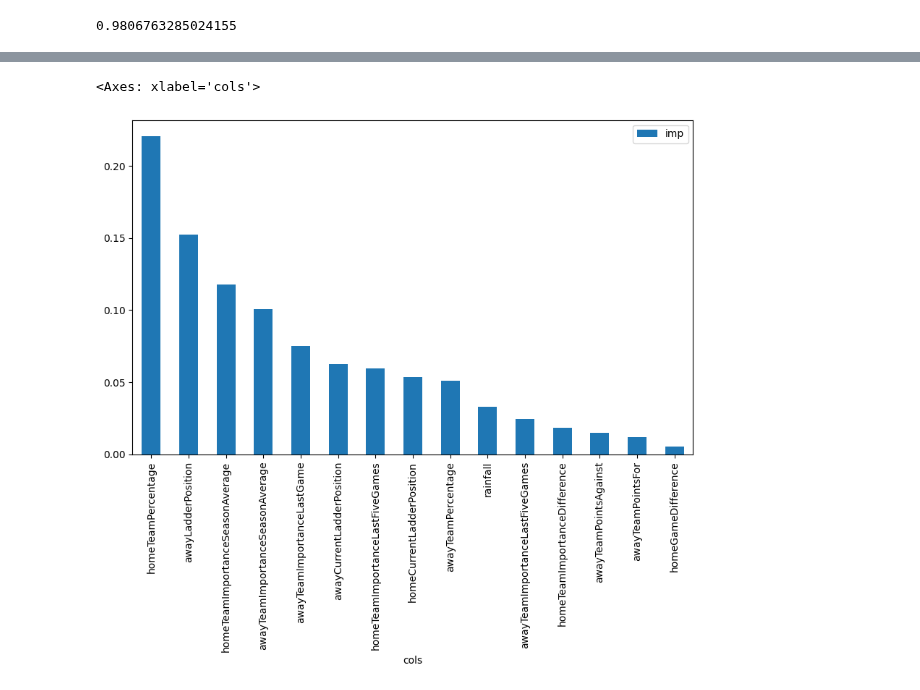
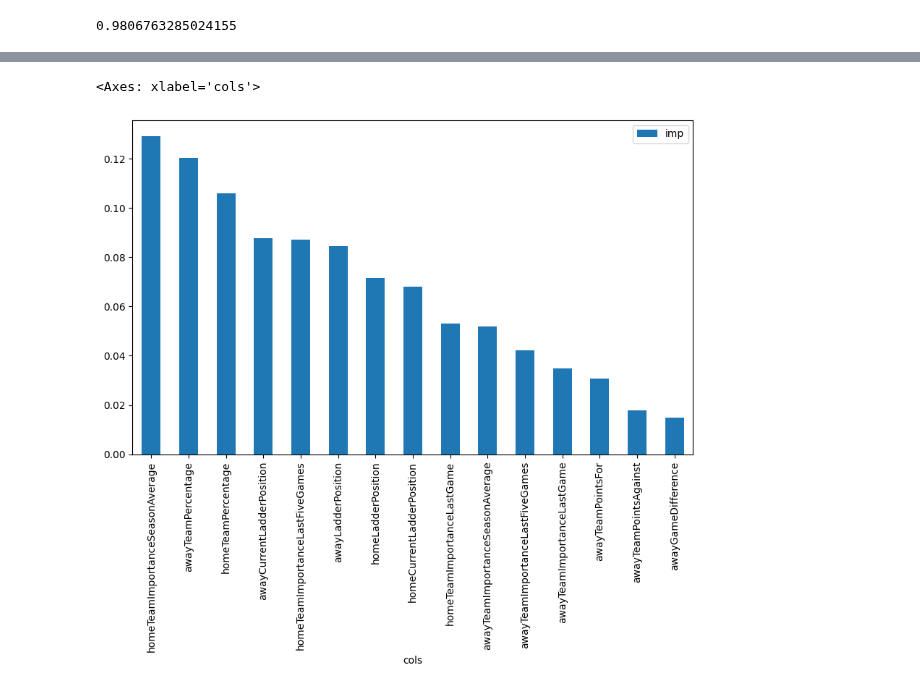
Before and after one commit to TomGallagher98/Thomas_Gallagher_Thesis, a Jupyter notebook: Data/AFL_Stats/FeatureEngineering.ipynb, the cells around one changed output, grey strips where cells are left out. Cells and saved outputs as stored; diff of their text form; code cells hidden in the pictures.

```diff
--- a/Data/AFL_Stats/FeatureEngineering.ipynb
+++ b/Data/AFL_Stats/FeatureEngineering.ipynb
@@ -238,3 +250,14 @@ all_games = scaler.fit_transform(all_games)
+# %%
+X_2012 = pd.DataFrame(X_2012, columns=cols_2012)
+X_2013 = pd.DataFrame(X_2013, columns=cols_2013)
+X_2014 = pd.DataFrame(X_2014, columns=cols_2014)
+X_2015 = pd.DataFrame(X_2015, columns=cols_2015)
+X_2016 = pd.DataFrame(X_2016, columns=cols_2016)
+X_2017 = pd.DataFrame(X_2017, columns=cols_2017)
+X_2018 = pd.DataFrame(X_2018, columns=cols_2018)
+X_2019 = pd.DataFrame(X_2019, columns=cols_2019)
+X_2020 = pd.DataFrame(X_2020, columns=cols_2020)
+X_2021 = pd.DataFrame(X_2021, columns=cols_2021)
 # %% [markdown]
 ## Decision Tree Classifier
 
@@ -403,37 +424,37 @@ n_2018.plot(ax=ax[2][0]), n_2019.plot(ax=ax[2][1]), n_2020.plot(ax=ax[2][2])
 # %%
-model_1_2012 = RandomForestClassifier(n_estimators=100, n_jobs=-1)
+model_1_2012 = RandomForestClassifier(n_estimators=200, n_jobs=-1)
 model_1_2012.fit(x_train_2012, y_train_2012)
 m_2012 = print_score(model_1_2012, x_train_2012, y_train_2012, x_valid_2012, y_valid_2012)
 
-model_1_2013 = RandomForestClassifier(n_estimators=100, n_jobs=-1)
+model_1_2013 = RandomForestClassifier(n_estimators=200, n_jobs=-1)
 model_1_2013.fit(x_train_2013, y_train_2013)
 m_2013 = print_score(model_1_2013, x_train_2013, y_train_2013, x_valid_2013, y_valid_2013)
 
-model_1_2014 = RandomForestClassifier(n_estimators=100, n_jobs=-1)
+model_1_2014 = RandomForestClassifier(n_estimators=200, n_jobs=-1)
 model_1_2014.fit(x_train_2014, y_train_2014)
 m_2014 = print_score(model_1_2014, x_train_2014, y_train_2014, x_valid_2014, y_valid_2014)
 
-model_1_2015 = RandomForestClassifier(n_estimators=100, n_jobs=-1)
+model_1_2015 = RandomForestClassifier(n_estimators=200, n_jobs=-1)
 model_1_2015.fit(x_train_2015, y_train_2015)
 m_2015 = print_score(model_1_2015, x_train_2015, y_train_2015, x_valid_2015, y_valid_2015)
 
-model_1_2016 = RandomForestClassifier(n_estimators=100, n_jobs=-1)
+model_1_2016 = RandomForestClassifier(n_estimators=200, n_jobs=-1)
 model_1_2016.fit(x_train_2016, y_train_2016)
 m_2016 = print_score(model_1_2016, x_train_2016, y_train_2016, x_valid_2016, y_valid_2016)
 
-model_1_2017 = RandomForestClassifier(n_estimators=100, n_jobs=-1)
+model_1_2017 = RandomForestClassifier(n_estimators=200, n_jobs=-1)
 model_1_2017.fit(x_train_2017, y_train_2017)
 m_2017 = print_score(model_1_2017, x_train_2017, y_train_2017, x_valid_2017, y_valid_2017)
 
-model_1_2018 = RandomForestClassifier(n_estimators=100, n_jobs=-1)
+model_1_2018 = RandomForestClassifier(n_estimators=200, n_jobs=-1)
 model_1_2018.fit(x_train_2018, y_train_2018)
 m_2018 = print_score(model_1_2018, x_train_2018, y_train_2018, x_valid_2018, y_valid_2018)
 
-model_1_2019 = RandomForestClassifier(n_estimators=100, n_jobs=-1)
+model_1_2019 = RandomForestClassifier(n_estimators=200, n_jobs=-1)
 model_1_2019.fit(x_train_2019, y_train_2019)
 m_2019 = print_score(model_1_2019, x_train_2019, y_train_2019, x_valid_2019, y_valid_2019)
 
-model_1_2020 = RandomForestClassifier(n_estimators=100, n_jobs=-1)
+model_1_2020 = RandomForestClassifier(n_estimators=200, n_jobs=-1)
 model_1_2020.fit(x_train_2020, y_train_2020)
 m_2020 = print_score(model_1_2020, x_train_2020, y_train_2020, x_valid_2020, y_valid_2020)
 # %% [output]
@@ -595,5 +629,5 @@ array([0.        , 0.00715262, 0.01520008, 0.        , 0.        ,
 # %%
-fi = rf_feat_importance(s_model , x_valid_2012)
+fi = rf_feat_importance(model_3_2012 , pd.DataFrame(x_valid_2012))
 fi.plot('cols', 'imp', 'bar', figsize=(10,6))
 # %% [output]
 <Axes: xlabel='cols'>
@@ -622,7 +656,7 @@ f = fi[:15].cols
 cut_train_2012 = x_train_2012[f]
 cut_valid_2012 = x_valid_2012[f]
 # %%
-model_3 = model_2.best_estimator_
-%time model_3.fit(cut_train_2012, y_train_2012)
-print_score(model_3, cut_train_2012, y_train_2012, cut_valid_2012, y_valid_2012)
+model_4 = model_2_2012.best_estimator_
+model_4.fit(cut_train_2012, y_train_2012)
+print_score(model_4, cut_train_2012, y_train_2012, cut_valid_2012, y_valid_2012)
 # %% [output]
@@ -632,10 +664,10 @@ Wall time: 29 ms
 <sklearn.metrics._plot.confusion_matrix.ConfusionMatrixDisplay at 0x...>
 # %%
-fi2 = rf_feat_importance(model_3 , cut_train_2012)
+fi2 = rf_feat_importance(model_4 , cut_train_2012)
 fi2.plot('cols', 'imp', 'bar', figsize=(10,6))
 # %% [output]
 <Axes: xlabel='cols'>
-[figure, old version]
+[figure, new version]
 # %%
 fi2, fi[:15]
 # %% [output]
```
Also changed, not shown: parts of 29 cells of this notebook, 13 other files.
